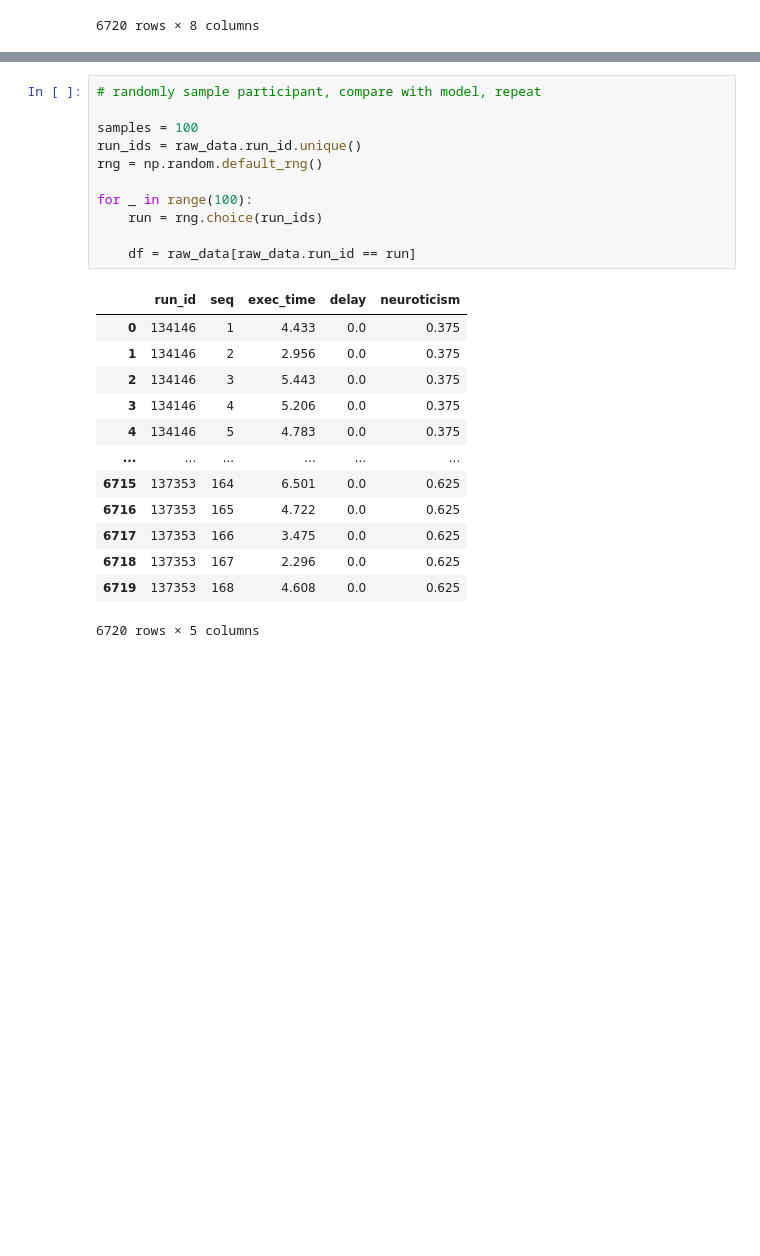
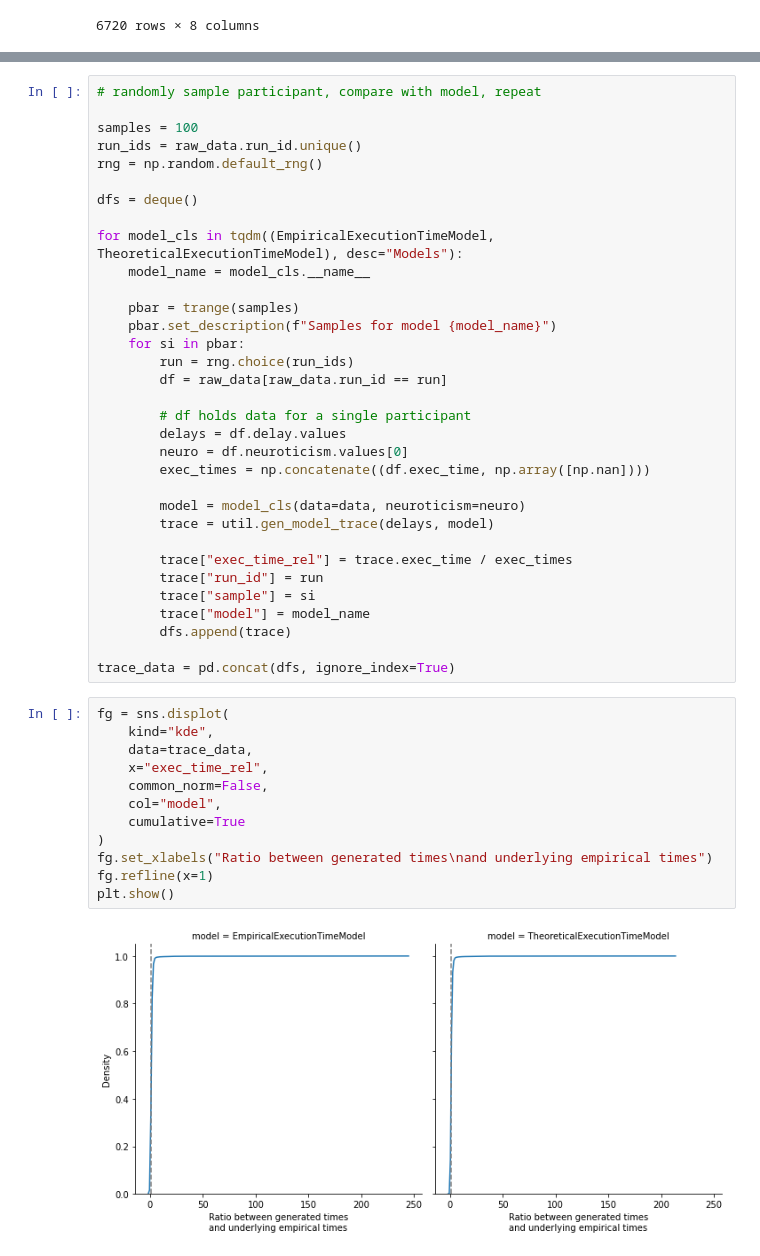
Before and after one commit to vnmo/EdgeDroid2, a Jupyter notebook: analysis/models.ipynb, the cells around one changed output, grey strips where cells are left out. Drawn from its saved outputs; the diff is of its cells as text; blank space fills up the shorter version.

```diff
--- a/analysis/models.ipynb
+++ b/analysis/models.ipynb
@@ -193,26 +193,48 @@ for g, df_sg in df.groupby(['impairment', 'transition', 'duration']):
 ... (7 outputs left out)
-# %%
-# randomly sample participant, compare with model, repeat
-
-samples = 100
-run_ids = raw_data.run_id.unique()
-rng = np.random.default_rng()
-
-for _ in range(100):
-    run = rng.choice(run_ids)
-
-    df = raw_data[raw_data.run_id == run]
-# %% [output]
-|  | run_id | seq | exec_time | delay | neuroticism |
-| 0 | 134146 | 1 | 4.433 | 0.0 | 0.375 |
-| 1 | 134146 | 2 | 2.956 | 0.0 | 0.375 |
-| 2 | 134146 | 3 | 5.443 | 0.0 | 0.375 |
-| 3 | 134146 | 4 | 5.206 | 0.0 | 0.375 |
-| 4 | 134146 | 5 | 4.783 | 0.0 | 0.375 |
-| ... | ... | ... | ... | ... | ... |
-| 6715 | 137353 | 164 | 6.501 | 0.0 | 0.625 |
-| 6716 | 137353 | 165 | 4.722 | 0.0 | 0.625 |
-| 6717 | 137353 | 166 | 3.475 | 0.0 | 0.625 |
-| 6718 | 137353 | 167 | 2.296 | 0.0 | 0.625 |
-| 6719 | 137353 | 168 | 4.608 | 0.0 | 0.625 |
-6720 rows × 5 columns
+# %%
+# randomly sample participant, compare with model, repeat
+
+samples = 100
+run_ids = raw_data.run_id.unique()
+rng = np.random.default_rng()
+
+dfs = deque()
+
+for model_cls in tqdm((EmpiricalExecutionTimeModel, TheoreticalExecutionTimeModel), desc="Models"):
+    model_name = model_cls.__name__
+
+    pbar = trange(samples)
+    pbar.set_description(f"Samples for model {model_name}")
+    for si in pbar:
+        run = rng.choice(run_ids)
+        df = raw_data[raw_data.run_id == run]
+
+        # df holds data for a single participant
+        delays = df.delay.values
+        neuro = df.neuroticism.values[0]
+        exec_times = np.concatenate((df.exec_time, np.array([np.nan])))
+
+        model = model_cls(data=data, neuroticism=neuro)
+        trace = util.gen_model_trace(delays, model)
+
+        trace["exec_time_rel"] = trace.exec_time / exec_times
+        trace["run_id"] = run
+        trace["sample"] = si
+        trace["model"] = model_name
+        dfs.append(trace)
+
+trace_data = pd.concat(dfs, ignore_index=True)
+# %%
+fg = sns.displot(
+    kind="kde",
+    data=trace_data,
+    x="exec_time_rel",
+    common_norm=False,
+    col="model",
+    cumulative=True
+)
+fg.set_xlabels("Ratio between generated times\nand underlying empirical times")
+fg.refline(x=1)
+plt.show()
+# %% [output]
+[figure, added]
```
Also changed, not shown: parts of 6 cells of this notebook, 1 other file.
